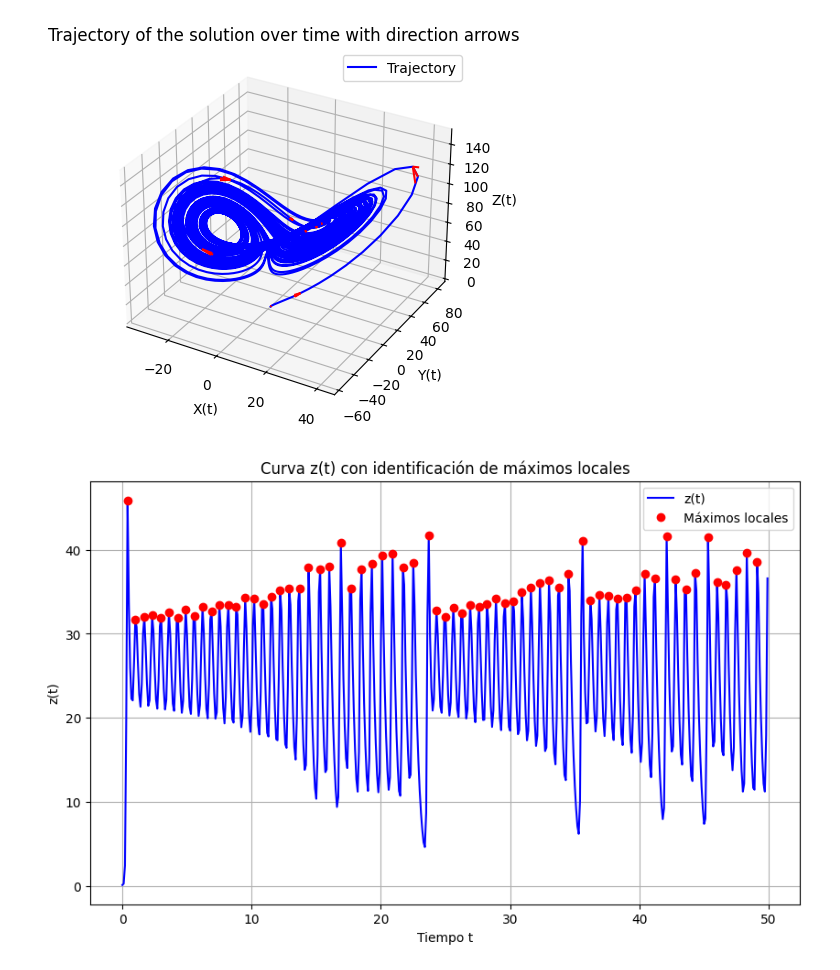
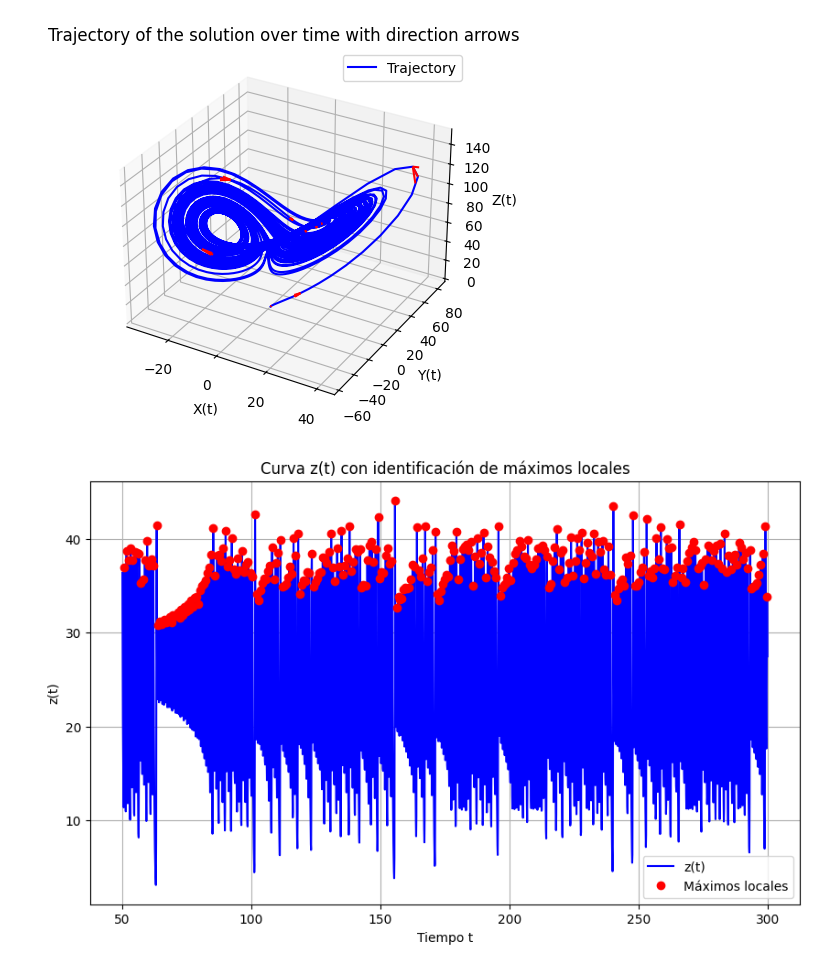
Before and after one commit to SalomoneCro/Neural-Networks, a Jupyter notebook: DifferentialEquations/Lorenz.ipynb, the cells around one changed output. Saved outputs shown, nothing was run; the diff lists cells and outputs as text; code cells hidden in the pictures.

```diff
--- a/DifferentialEquations/Lorenz.ipynb
+++ b/DifferentialEquations/Lorenz.ipynb
@@ -91,30 +91,34 @@ sols = Runge_Kutta_Sistema(fun=F,
                            p=p)
 
 t_values = np.linspace(0,300,3000)
+
+trans = 500
+
+t_trans = t_values[trans:]
+x = sols[trans:,0]
+y = sols[trans:,1]
+z = sols[trans:,2]
-# %%
-# Eliminar el transiente (por ejemplo, los primeros 50 segundos)
-transient_time = 50
-mask = t_values < transient_time
-t_values = t_values[mask]
-z = sols[:,2][mask]
+# %%
+t_peaks = np.array([t_trans[i] for i in range(1, len(z) - 1) if z[i] > z[i-1] and z[i] > z[i+1]])
+z_peaks = np.array([z[i] for i in range(1, len(z) - 1) if z[i] > z[i-1] and z[i] > z[i+1]])
 # %%
-# Encontrar máximos locales en z(t)
-peaks, _ = find_peaks(z)
-z_peaks = z[peaks]
-t_peaks = t_values[peaks]
+# # Encontrar máximos locales en z(t)
+# peaks, _ = find_peaks(z)
+# z_peaks = z[peaks]
+# t_peaks = t_values[peaks]
 # %%
 # Graficar z(t) e identificar los máximos
 plt.figure(figsize=(10, 6))
-plt.plot(t_values, z, label='z(t)', color='b')
+plt.plot(t_trans, z, label='z(t)', color='b')
 plt.plot(t_peaks, z_peaks, "ro", label='Máximos locales')  # Máximos locales marcados en rojo
 plt.title('Curva z(t) con identificación de máximos locales')
 plt.xlabel('Tiempo t')
 plt.ylabel('z(t)')
 plt.grid(True)
 plt.legend()
 plt.show()
 # %% [output]
-[figure, old version]
+[figure, new version]
 # %%
 # Graficar z_{i+1} vs z_i
 plt.figure()
```
Also changed, not shown: parts of 4 cells of this notebook, 1 other file.
